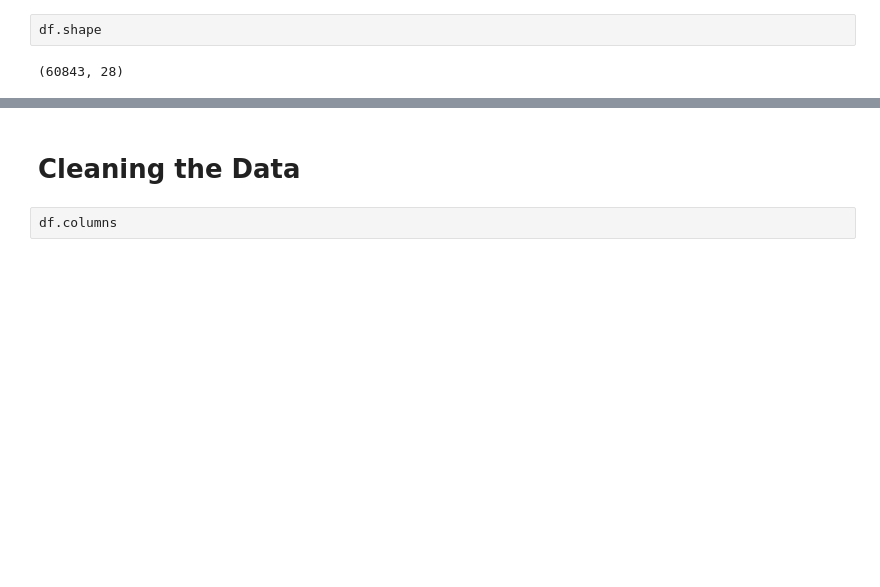
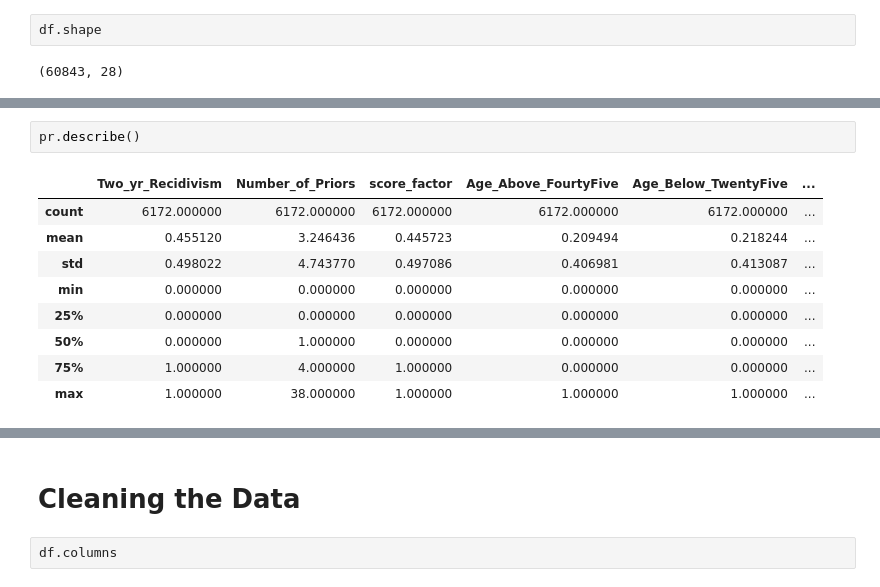
Before and after one commit to xsharonhe/compas-dataset, a Jupyter notebook: compas-dataset.ipynb, the cells around one changed output, grey strips where cells are left out. Saved outputs shown, nothing was run; the diff lists cells and outputs as text; blank space fills up the shorter version.

```diff
--- a/compas-dataset.ipynb
+++ b/compas-dataset.ipynb
@@ -122,0 +139,12 @@ df.shape
+# %%
+pr.describe()
+# %% [output]
+|  | Two_yr_Recidivism | Number_of_Priors | score_factor | Age_Above_FourtyFive | Age_Below_TwentyFive | ... |
+| count | 6172.000000 | 6172.000000 | 6172.000000 | 6172.000000 | 6172.000000 | ... |
+| mean | 0.455120 | 3.246436 | 0.445723 | 0.209494 | 0.218244 | ... |
+| std | 0.498022 | 4.743770 | 0.497086 | 0.406981 | 0.413087 | ... |
+| min | 0.000000 | 0.000000 | 0.000000 | 0.000000 | 0.000000 | ... |
+| 25% | 0.000000 | 0.000000 | 0.000000 | 0.000000 | 0.000000 | ... |
+| 50% | 0.000000 | 1.000000 | 0.000000 | 0.000000 | 0.000000 | ... |
+| 75% | 1.000000 | 4.000000 | 1.000000 | 0.000000 | 0.000000 | ... |
+| max | 1.000000 | 38.000000 | 1.000000 | 1.000000 | 1.000000 | ... |
```
Also changed, not shown: parts of 9 cells of this notebook.
